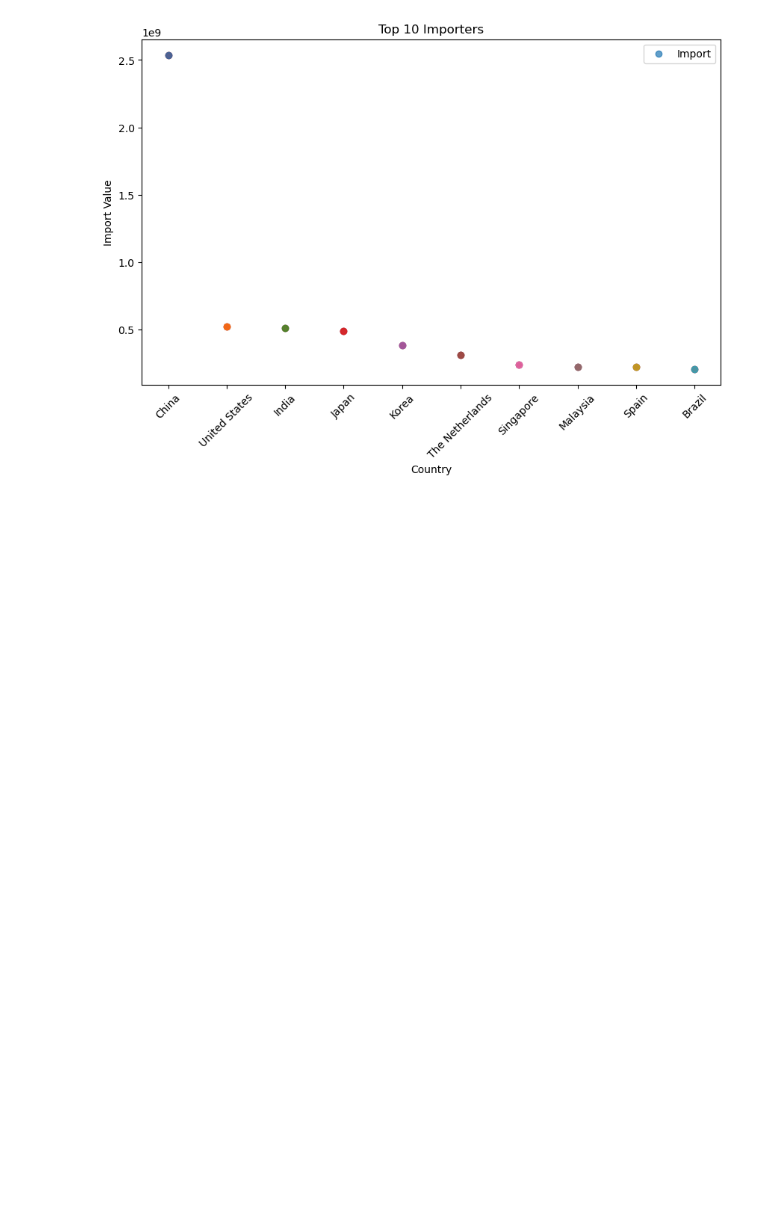
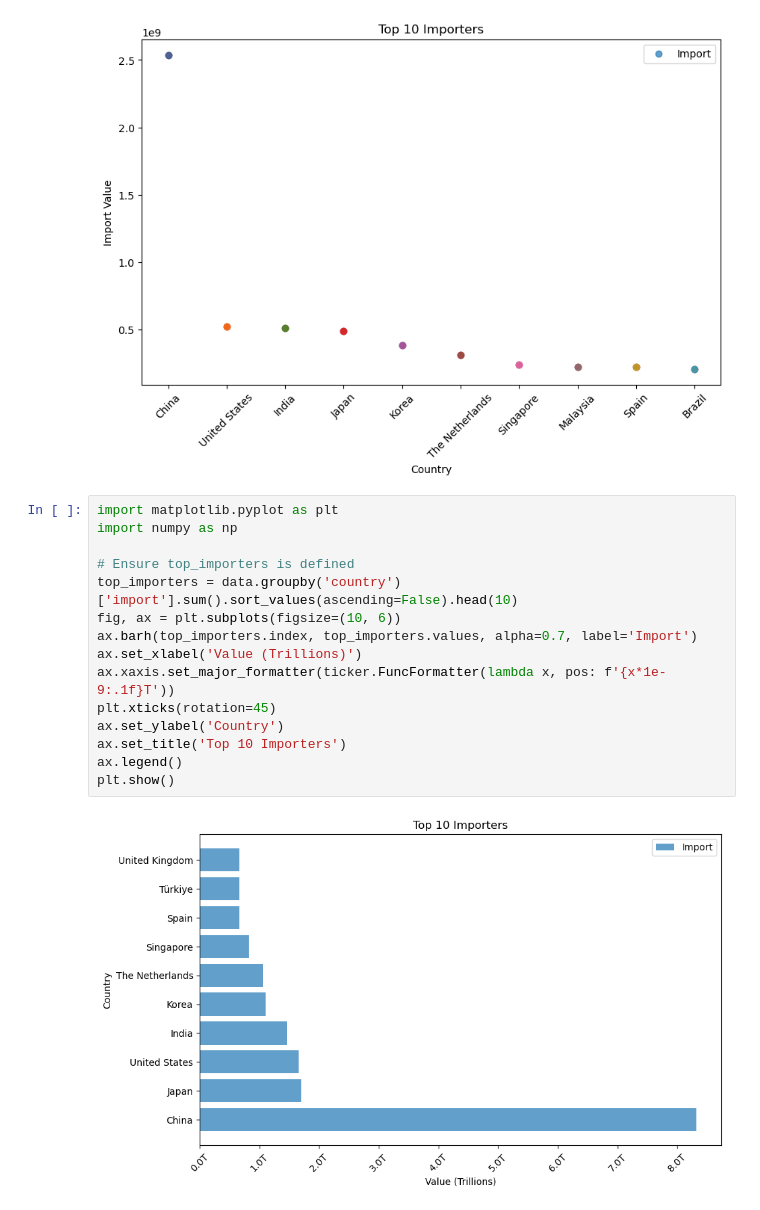
Before and after one commit to IssacEThomas/Data-Visualization, a Jupyter notebook: Final Project.ipynb, the cells around one changed output. Drawn from its saved outputs; the diff is of its cells as text; blank space fills up the shorter version.

```diff
--- a/Final Project.ipynb
+++ b/Final Project.ipynb
@@ -264,3 +350,20 @@ ax.legend(['Import'])
 plt.show()
 # %% [output]
 [figure]
+# %%
+import matplotlib.pyplot as plt
+import numpy as np
+
+# Ensure top_importers is defined
+top_importers = data.groupby('country')['import'].sum().sort_values(ascending=False).head(10)
+fig, ax = plt.subplots(figsize=(10, 6))
+ax.barh(top_importers.index, top_importers.values, alpha=0.7, label='Import')
+ax.set_xlabel('Value (Trillions)')
+ax.xaxis.set_major_formatter(ticker.FuncFormatter(lambda x, pos: f'{x*1e-9:.1f}T'))
+plt.xticks(rotation=45)
+ax.set_ylabel('Country')
+ax.set_title('Top 10 Importers')
+ax.legend()
+plt.show()
+# %% [output]
+[figure, added]
```
Also changed, not shown: parts of 13 cells of this notebook.
